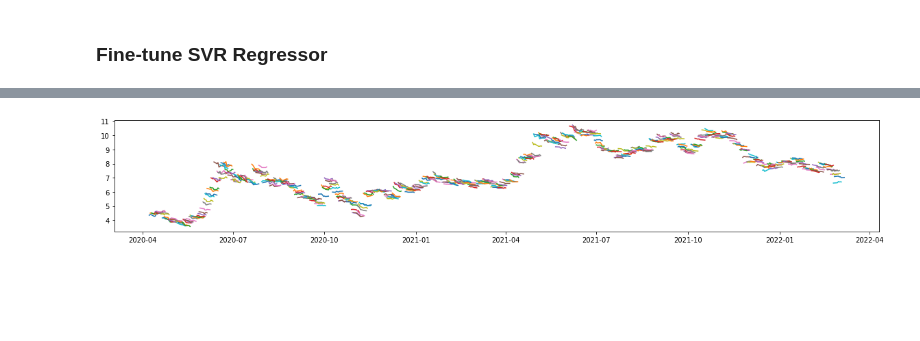
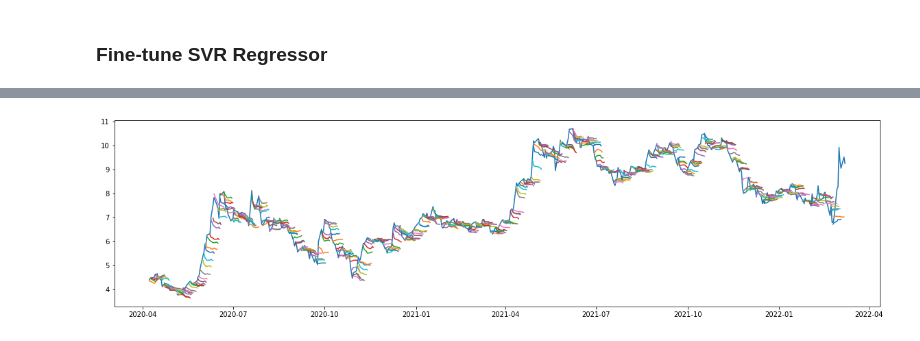
Before and after one commit to WeijiaYin/stock-market, a Jupyter notebook: SVR.ipynb, the cells around one changed output, grey strips where cells are left out. Saved outputs shown, nothing was run; the diff lists cells and outputs as text; code cells hidden in the pictures; blank space fills up the shorter version.

```diff
--- a/SVR.ipynb
+++ b/SVR.ipynb
@@ -4,7 +4,7 @@ import math
 import numpy as np
 import pandas as pd
 import matplotlib.pyplot as plt
-plt.rcParams["figure.figsize"] = (20,3)
+plt.rcParams["figure.figsize"] = (20,5)
 from sklearn.multioutput import MultiOutputRegressor
 from sklearn.metrics import mean_squared_error, mean_absolute_error
 from sklearn.preprocessing import MinMaxScaler
@@ -335,8 +338,11 @@ RMSE = 0.46584554195525474
 # %%
 data = df.loc[test_split_idx+1:].Data
+x_truth = data;
+y_truth = test_df['Otwarcie_1day'];
+plt.plot(x_truth, y_truth);
 for i in range(len(y_pred)-7):
     x = data[i:i+7].tolist()
     y = y_pred[i]
     plt.plot(x, y)
 # %% [output]
-[figure, old version]
+[figure, new version]
```
Also changed, not shown: parts of 5 cells of this notebook, 1 other file.
